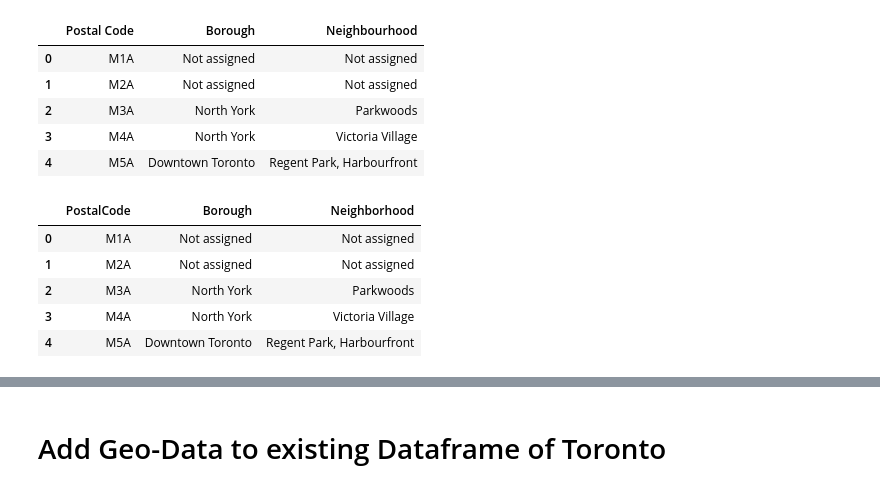
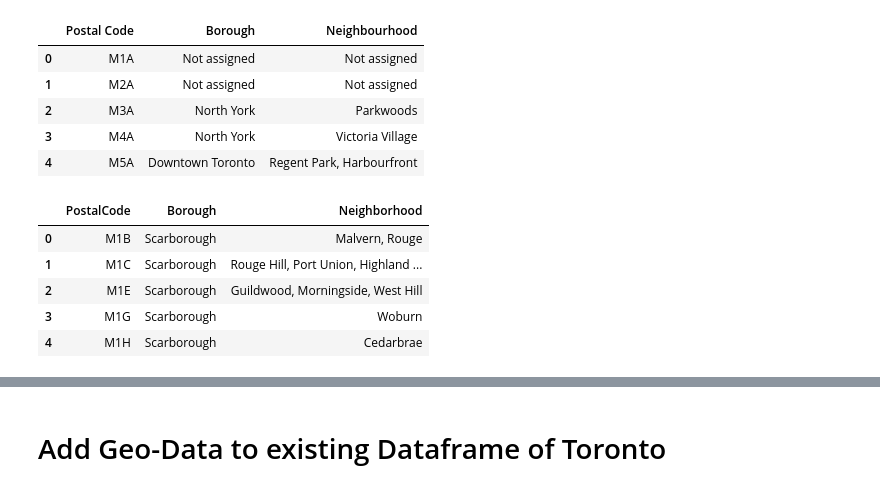
Before and after one commit to iamfredo/Data-Science-Capstone, a Jupyter notebook: Segmenting and Clustering Toronto/Clustering Toronto.ipynb, the cells around one changed output, grey strips where cells are left out. Cells and saved outputs as stored; diff of their text form; code cells hidden in the pictures.

```diff
--- a/Segmenting and Clustering Toronto/Clustering Toronto.ipynb
+++ b/Segmenting and Clustering Toronto/Clustering Toronto.ipynb
@@ -18,14 +18,3 @@ wikiData.head()
 | 2 | M3A | North York | Parkwoods |
 | 3 | M4A | North York | Victoria Village |
 | 4 | M5A | Downtown Toronto | Regent Park, Harbourfront |
-# %%
-# Renamd columns
-wikiData.rename(columns={"Postal Code":"PostalCode", "Neighbourhood":"Neighborhood"}, inplace=True)
-wikiData.head()
-# %% [output]
-|  | PostalCode | Borough | Neighborhood |
-| 0 | M1A | Not assigned | Not assigned |
-| 1 | M2A | Not assigned | Not assigned |
-| 2 | M3A | North York | Parkwoods |
-| 3 | M4A | North York | Victoria Village |
-| 4 | M5A | Downtown Toronto | Regent Park, Harbourfront |
@@ -34,0 +21,17 @@ wikiData = wikiData.loc[wikiData["Borough"] != "Not assigned"]
+# %%
+# Rename columns
+df.rename(columns={"Postal Code":"PostalCode", "Neighbourhood":"Neighborhood"}, inplace=True)
+
+# Drop rows that have "Not assigned" as Borough
+df = df[df.Borough != "Not assigned"]
+
+# More than one neighborhood can exist in one postal code area. Group
+df = df.groupby(['PostalCode', 'Borough'])["Neighborhood"].apply(lambda x: ", ".join(x)).to_frame().reset_index()
+df.head()
+# %% [output]
+|  | PostalCode | Borough | Neighborhood |
+| 0 | M1B | Scarborough | Malvern, Rouge |
+| 1 | M1C | Scarborough | Rouge Hill, Port Union, Highland ... |
+| 2 | M1E | Scarborough | Guildwood, Morningside, West Hill |
+| 3 | M1G | Scarborough | Woburn |
+| 4 | M1H | Scarborough | Cedarbrae |
```
Also changed, not shown: parts of 12 cells of this notebook.
